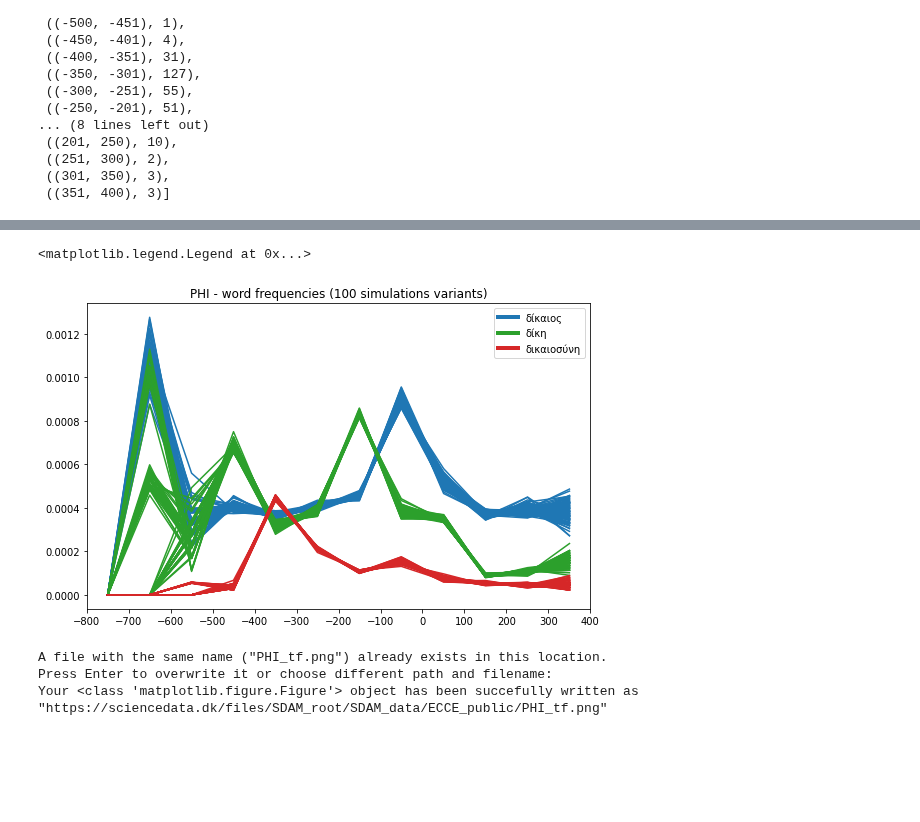
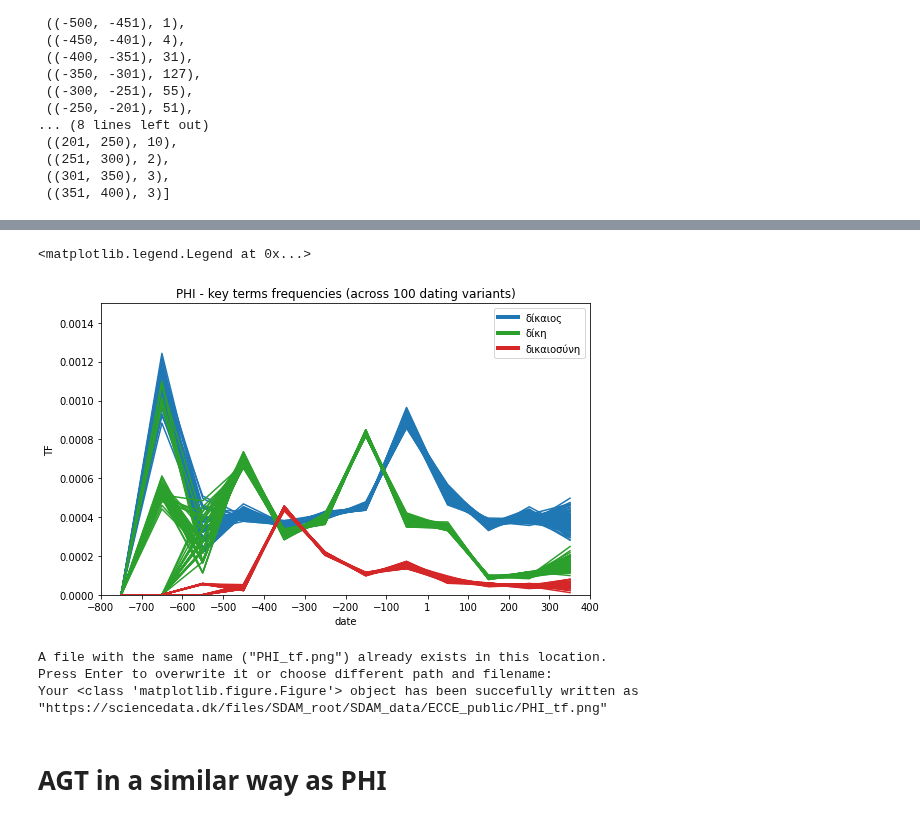
Before and after one commit to kasev/ECCE, a Jupyter notebook: scripts/DATA_OVERVIEW.ipynb, the cells around one changed output, grey strips where cells are left out. Cells and saved outputs as stored; diff of their text form; code cells hidden in the pictures; blank space fills up the shorter version.

Commit message:
article graphs in progress

```diff
--- a/scripts/DATA_OVERVIEW.ipynb
+++ b/scripts/DATA_OVERVIEW.ipynb
@@ -92,3 +105,12 @@ AGT[AGT["date_avr"]< 4]["wordcount"].sum()
+# %%
+def random_dates_from_avr_cent(avr_cent, n=100):
+    if str(avr_cent)[-1] == "5":
+        return [avr_cent * 100] * 100
+    else:
+        random_dates = list((np.random.choice((-0.5, 0.5), size=100) + avr_cent) * 100)
+        return random_dates
+
+AGT["random_dates"] = AGT["date_avr"].apply(random_dates_from_avr_cent)
 # %% [markdown]
 # δικ* over the whole corpus
 # %%
@@ -345,5 +398,5 @@ Your <class 'matplotlib.figure.Figure'> object has been succefully written as "h
 # %%
-subselections_df = subselections_df.iloc[::-1]
+plt.style.use('seaborn-white')
 
 fig, ax = plt.subplots(figsize=(12, 4), tight_layout=True)
 
@@ -353,7 +406,7 @@ width = 0.2  # the width of the bars
 bar_location = 0
 for keyterm, color in [("δίκαιος_weighted", "tab:blue"), ("δίκη_weighted", "tab:green"), ("δικαιοσύνη_weighted", "tab:red")]:
   #coloring = subselections_df[keyterm + "_weighted"] / subselections_df["weighted_sum"].max()
-  ax.barh(y + 0.3 - bar_location, subselections_df[keyterm], width, color=color, label=keyterm)
+  ax.barh(y + 0.3 - bar_location, subselections_df[keyterm], width, color=color, label=keyterm.partition("_")[0])
   bar_location = bar_location + 0.2
 #ax.barh(y, wordcounts, width * 4, color="none", edgecolor="black")
 
@@ -512,21 +545,6 @@ def get_date_from_randoms(value, n):
 dating_variant = PHI["random_dates"].apply(lambda x: get_date_from_randoms(x, 0))
 mask = dating_variant.between(200, 301)
 timeblock_df_variant = PHI[mask]
-# %%
-word = "δικαιοσύνη"
-complete_sim_data = []
-sim_data(metrics_function):
-for n in range(5):
-    sim = PHI["random_dates"].apply(lambda x: get_date_from_randoms(x, n))
-    sim_data = []
-    for tb in get_timeblocks(-800, 400, 50):
-        mask = sim.between(tb[0], tb[1])
-        df = PHI[mask]
-        wordcount = df["wordcount"].sum()
-        word_count = df["lemmata"].apply(lambda x: x.count(word)).sum()
-        word_freq = word_count / wordcount
-        sim_data.append((tb, word_freq))
-    complete_sim_data.append(sim_data)
 # %%
 def tf_in_df(df, word):
     wordcount_total = df["wordcount"].sum()
@@ -541,7 +559,7 @@ def sim_data(df, n_sims, metrics_function, *args):
         sim_data = []
         for tb in get_timeblocks(-800, 400, 100):
             mask = sim.between(tb[0], tb[1])
-            df_tb = PHI[mask]
+            df_tb = df[mask]
             function_output = metrics_function(df_tb, *args)
             sim_data.append((tb, function_output))
         complete_sim_data.append(sim_data)
@@ -549,29 +572,35 @@ def sim_data(df, n_sims, metrics_function, *args):
 # %%
 import matplotlib.colors as mcolors
 tab_colors_list = list(mcolors.TABLEAU_COLORS.keys())
 
 import matplotlib.lines as mlines
 
 fig, ax = plt.subplots(1, 1, figsize=(8, 5), tight_layout=True)
 
 markers = []
 
 for word, color in zip(words, ["tab:blue", "tab:green", "tab:red"]):
     complete_sim_data = sim_data(PHI, 100, tf_in_df, word)
     layer = plot_timeblocks_data(complete_sim_data, ax=ax, color=color)
     markers.append(mlines.Line2D([], [], linewidth=4, label=word, color=color))
 
 ax.set_xlim(-800, 400)
-ax.set_xticks(range(-800, 500, 100))
+ax.set_xticks([n + 1 if n == 0 else n for n in range(-800, 500, 100)])
+ax.set_xlabel("date")
 
-plt.title("PHI - word frequencies (100 simulations variants)")
+ax.set_ylim(0, 0.0015)
+ax.set_ylabel("TF")
+
+plt.title("PHI - key terms frequencies (across 100 dating variants)")
 ax.legend(handles=markers)
 # %% [output]
 <matplotlib.legend.Legend at 0x...>
-[figure, old version]
+[figure, new version]
 # %%
 sddk.write_file("SDAM_data/ECCE_public/PHI_tf.png",fig, conf)
 # %% [output]
 A file with the same name ("PHI_tf.png") already exists in this location.
 Press Enter to overwrite it or choose different path and filename:
 Your <class 'matplotlib.figure.Figure'> object has been succefully written as "https://sciencedata.dk/files/SDAM_root/SDAM_data/ECCE_public/PHI_tf.png"
+# %% [markdown]
+# AGT in a similar way as PHI
```
Also changed, not shown: parts of 35 cells of this notebook, 1 other file.
